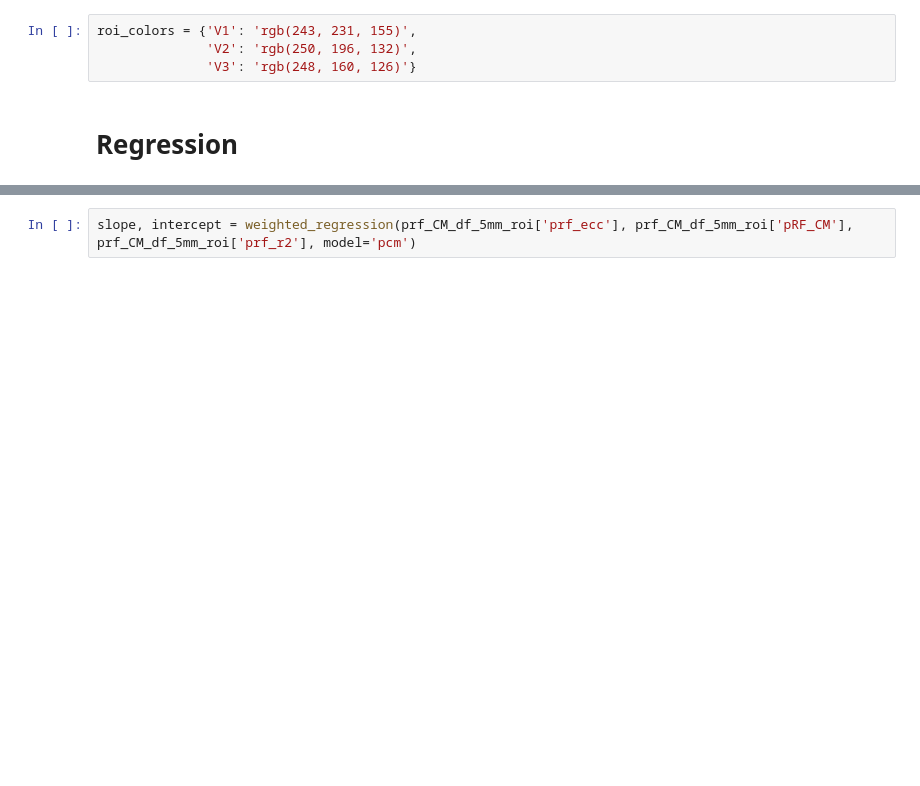
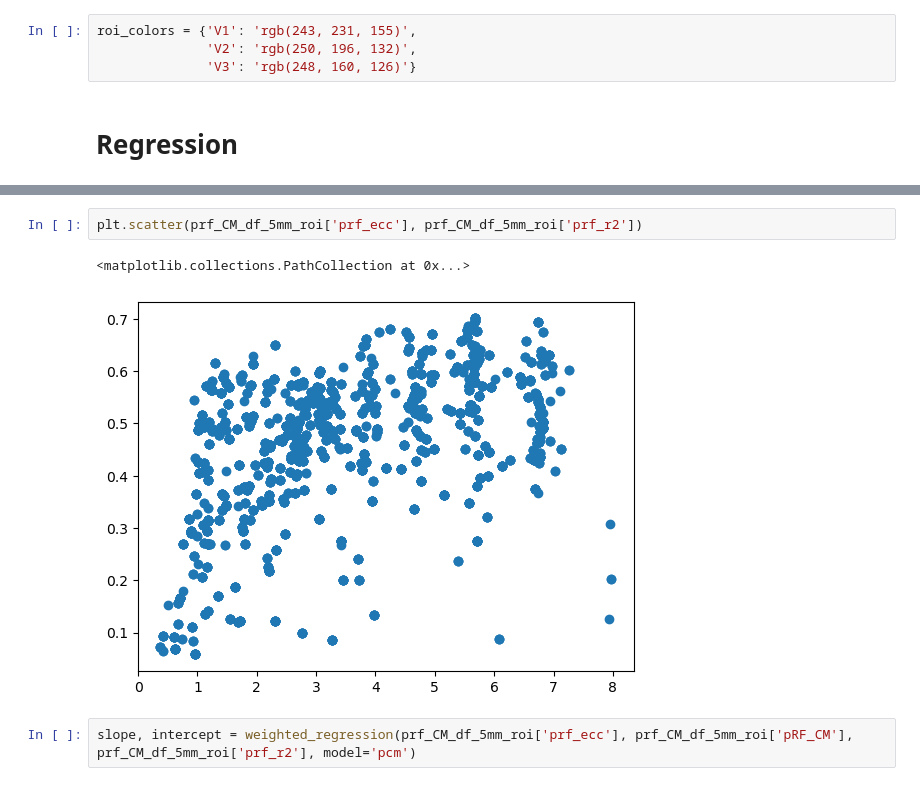
Before and after one commit to NeuroHackademy2025/pRF-project_NH2025, a Jupyter notebook: plot_AW.ipynb, the cells around one changed output, grey strips where cells are left out. Saved outputs shown, nothing was run; the diff lists cells and outputs as text; blank space fills up the shorter version.

```diff
--- a/plot_AW.ipynb
+++ b/plot_AW.ipynb
@@ -60,3 +65,8 @@ prf_CM_df_5mm_roi = prf_CM_df_5mm_filter.loc[prf_CM_df_5mm['roi']==roi]
+# %%
+plt.scatter(prf_CM_df_5mm_roi['prf_ecc'], prf_CM_df_5mm_roi['prf_r2'])
+# %% [output]
+<matplotlib.collections.PathCollection at 0x...>
+[figure, added]
 # %%
 slope, intercept = weighted_regression(prf_CM_df_5mm_roi['prf_ecc'], prf_CM_df_5mm_roi['pRF_CM'], prf_CM_df_5mm_roi['prf_r2'], model='pcm')
 # %%
```
Also changed, not shown: parts of 5 cells of this notebook, 4 other files.
